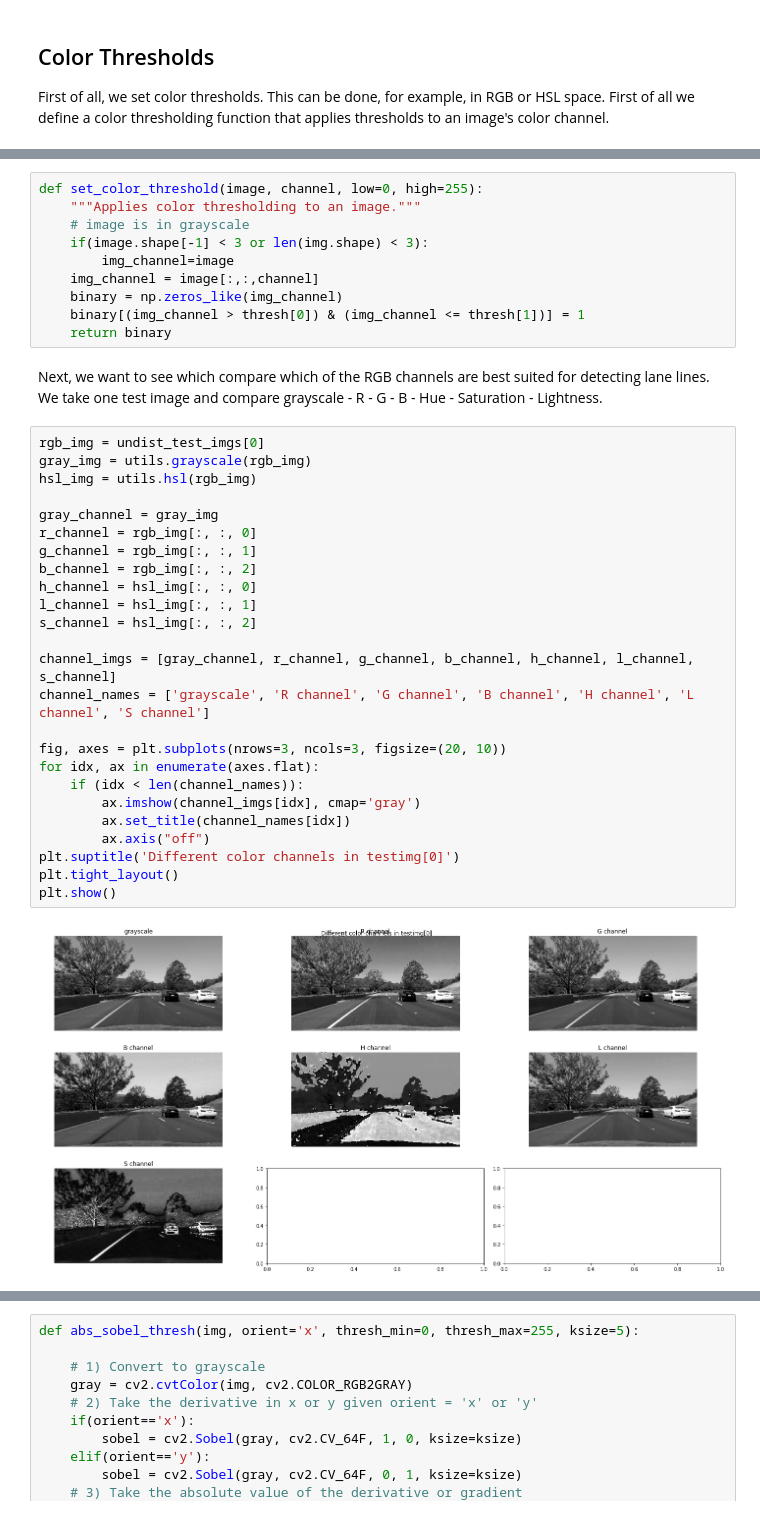
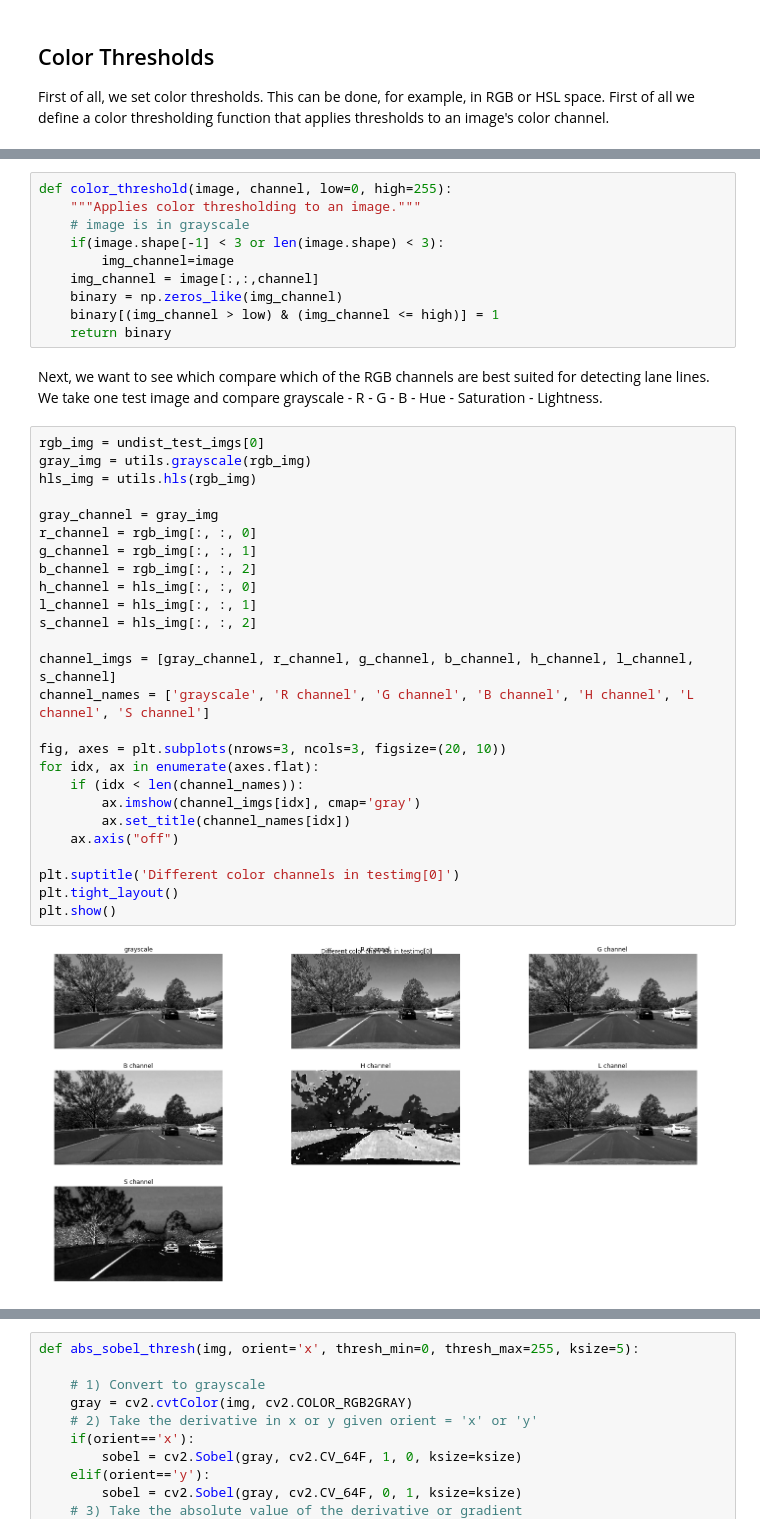
Before and after one commit to julia-kraus/CarND-Advanced-Lane-Lines, a Jupyter notebook: solution.ipynb, the cells around one changed output, grey strips where cells are left out. Cells and saved outputs as stored; diff of their text form.

Commit message:
finish gradient and color thresholding

```diff
--- a/solution.ipynb
+++ b/solution.ipynb
@@ -220,40 +197,41 @@ undist_test_imgs
 # %%
-def set_color_threshold(image, channel, low=0, high=255):
+def color_threshold(image, channel, low=0, high=255):
     """Applies color thresholding to an image."""
     # image is in grayscale
-    if(image.shape[-1] < 3 or len(img.shape) < 3):
+    if(image.shape[-1] < 3 or len(image.shape) < 3):
         img_channel=image
     img_channel = image[:,:,channel]
     binary = np.zeros_like(img_channel)
-    binary[(img_channel > thresh[0]) & (img_channel <= thresh[1])] = 1
+    binary[(img_channel > low) & (img_channel <= high)] = 1
     return binary
 # %% [markdown]
 Next, we want to see which compare which of the RGB channels are best suited for detecting lane lines. We take one test image and compare grayscale - R - G - B - Hue - Saturation - Lightness.
 # %%
 rgb_img = undist_test_imgs[0]
 gray_img = utils.grayscale(rgb_img)
-hsl_img = utils.hsl(rgb_img)
+hls_img = utils.hls(rgb_img)
 
 gray_channel = gray_img
 r_channel = rgb_img[:, :, 0]
 g_channel = rgb_img[:, :, 1]
 b_channel = rgb_img[:, :, 2]
-h_channel = hsl_img[:, :, 0]
-l_channel = hsl_img[:, :, 1]
-s_channel = hsl_img[:, :, 2]
+h_channel = hls_img[:, :, 0]
+l_channel = hls_img[:, :, 1]
+s_channel = hls_img[:, :, 2]
 
 channel_imgs = [gray_channel, r_channel, g_channel, b_channel, h_channel, l_channel, s_channel]
 channel_names = ['grayscale', 'R channel', 'G channel', 'B channel', 'H channel', 'L channel', 'S channel']
 
 fig, axes = plt.subplots(nrows=3, ncols=3, figsize=(20, 10))
 for idx, ax in enumerate(axes.flat):
     if (idx < len(channel_names)):
         ax.imshow(channel_imgs[idx], cmap='gray')
         ax.set_title(channel_names[idx])
-        ax.axis("off")
+    ax.axis("off")
+
 plt.suptitle('Different color channels in testimg[0]')
 plt.tight_layout()
 plt.show()
 # %% [output]
-[figure, old version]
+[figure, new version]
 # %% [markdown]
```
Also changed, not shown: parts of 24 cells of this notebook, 1 other file.
